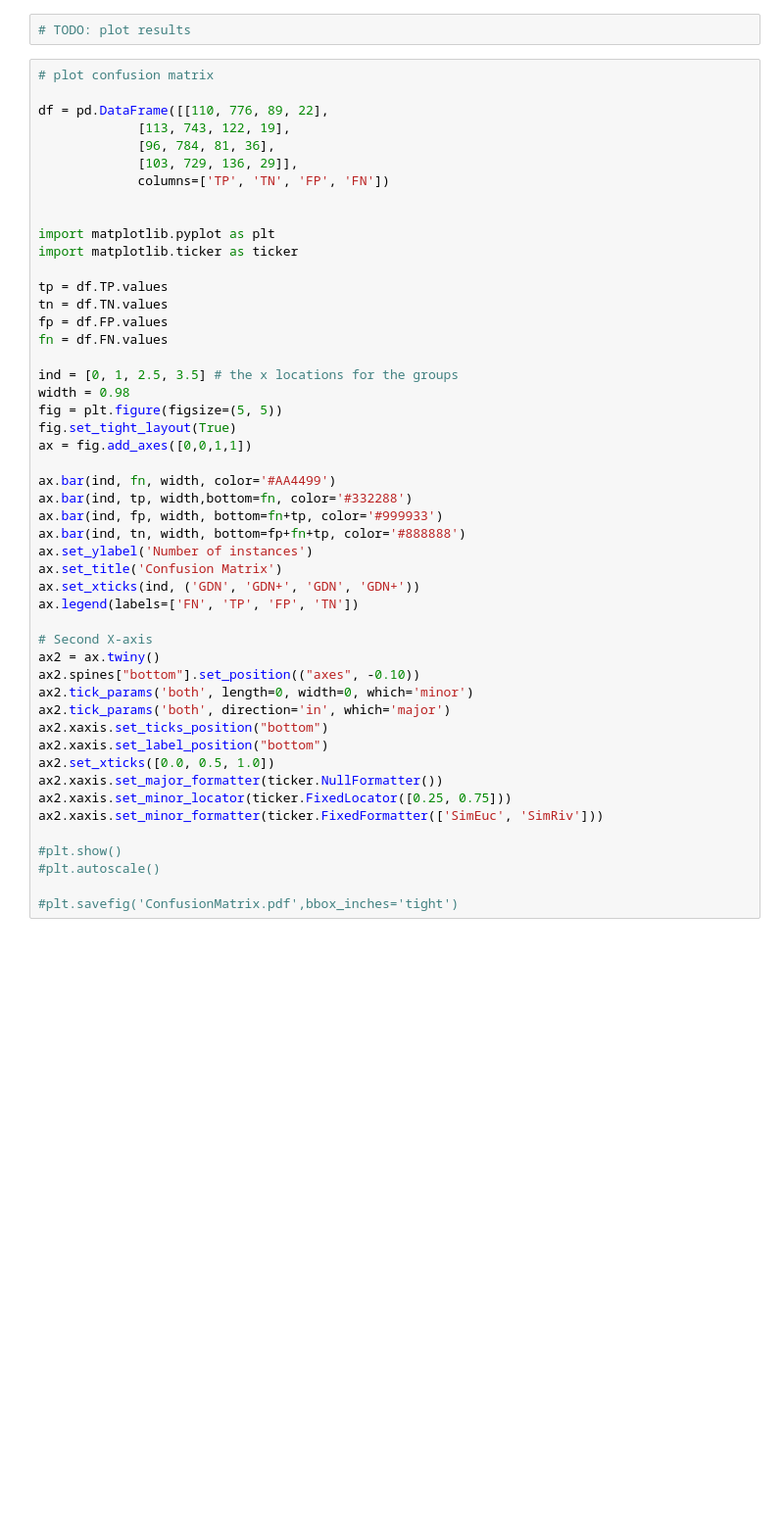
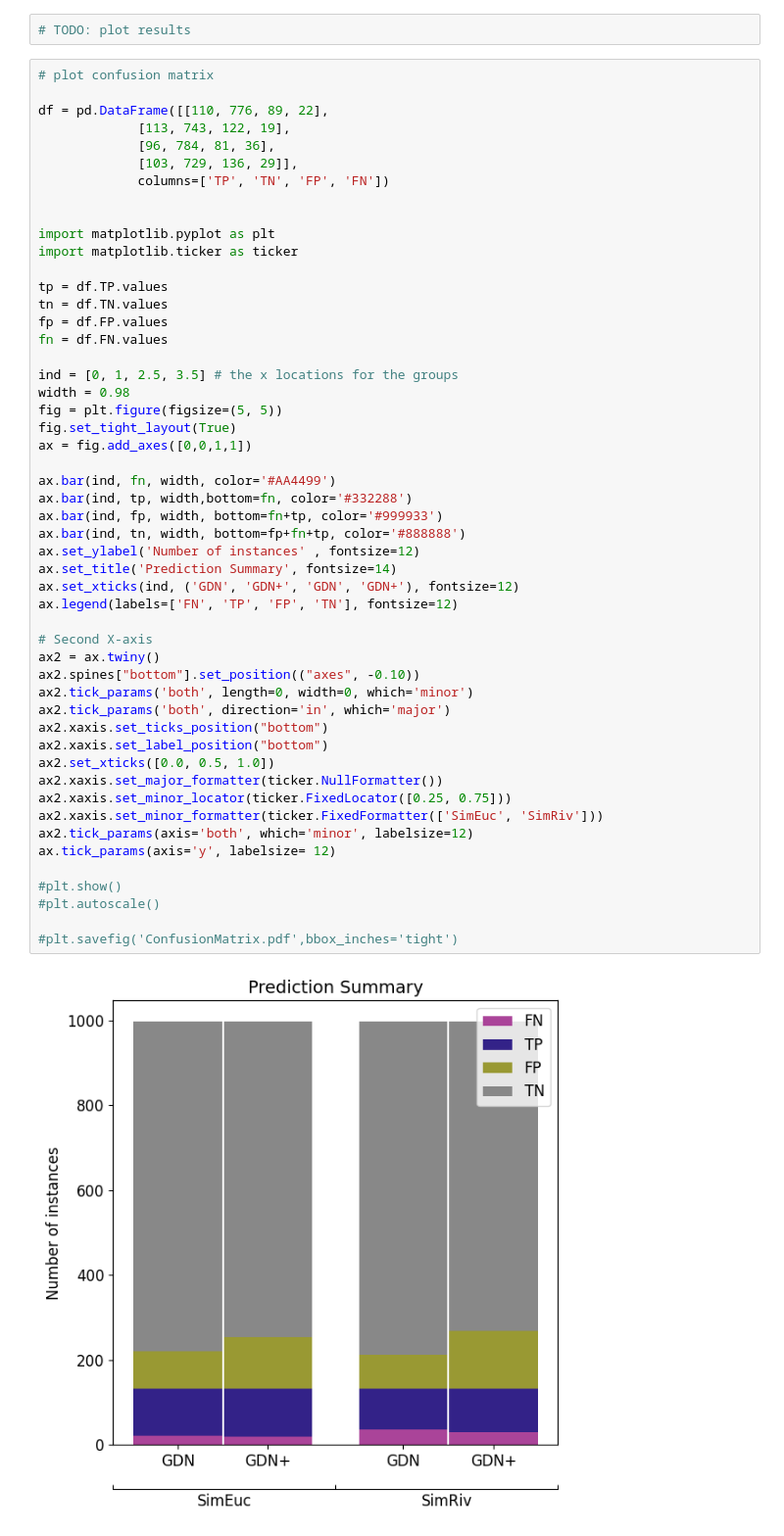
Before and after one commit to KatieBuc/gnnad, a Jupyter notebook: euclidean_kernel.ipynb, the cells around one changed output. Shown: that part at 98% size. Cells and saved outputs as stored; diff of their text form; blank space fills up the shorter version.

```diff
--- a/euclidean_kernel.ipynb
+++ b/euclidean_kernel.ipynb
@@ -139,34 +64,38 @@ tn = df.TN.values
 fp = df.FP.values
 fn = df.FN.values
 
 ind = [0, 1, 2.5, 3.5] # the x locations for the groups
 width = 0.98
 fig = plt.figure(figsize=(5, 5))
 fig.set_tight_layout(True)
 ax = fig.add_axes([0,0,1,1])
 
 ax.bar(ind, fn, width, color='#AA4499')
 ax.bar(ind, tp, width,bottom=fn, color='#332288')
 ax.bar(ind, fp, width, bottom=fn+tp, color='#999933')
 ax.bar(ind, tn, width, bottom=fp+fn+tp, color='#888888')
-ax.set_ylabel('Number of instances')
-ax.set_title('Confusion Matrix')
-ax.set_xticks(ind, ('GDN', 'GDN+', 'GDN', 'GDN+'))
-ax.legend(labels=['FN', 'TP', 'FP', 'TN'])
+ax.set_ylabel('Number of instances' , fontsize=12)
+ax.set_title('Prediction Summary', fontsize=14)
+ax.set_xticks(ind, ('GDN', 'GDN+', 'GDN', 'GDN+'), fontsize=12)
+ax.legend(labels=['FN', 'TP', 'FP', 'TN'], fontsize=12)
 
 # Second X-axis
 ax2 = ax.twiny()
 ax2.spines["bottom"].set_position(("axes", -0.10))
 ax2.tick_params('both', length=0, width=0, which='minor')
 ax2.tick_params('both', direction='in', which='major')
 ax2.xaxis.set_ticks_position("bottom")
 ax2.xaxis.set_label_position("bottom")
 ax2.set_xticks([0.0, 0.5, 1.0])
 ax2.xaxis.set_major_formatter(ticker.NullFormatter())
 ax2.xaxis.set_minor_locator(ticker.FixedLocator([0.25, 0.75]))
 ax2.xaxis.set_minor_formatter(ticker.FixedFormatter(['SimEuc', 'SimRiv']))
+ax2.tick_params(axis='both', which='minor', labelsize=12)
+ax.tick_params(axis='y', labelsize= 12)
 
 #plt.show()
 #plt.autoscale()
 
 #plt.savefig('ConfusionMatrix.pdf',bbox_inches='tight')
+# %% [output]
+[figure, added]
```
Also changed, not shown: parts of 4 cells of this notebook, 3 other files.
